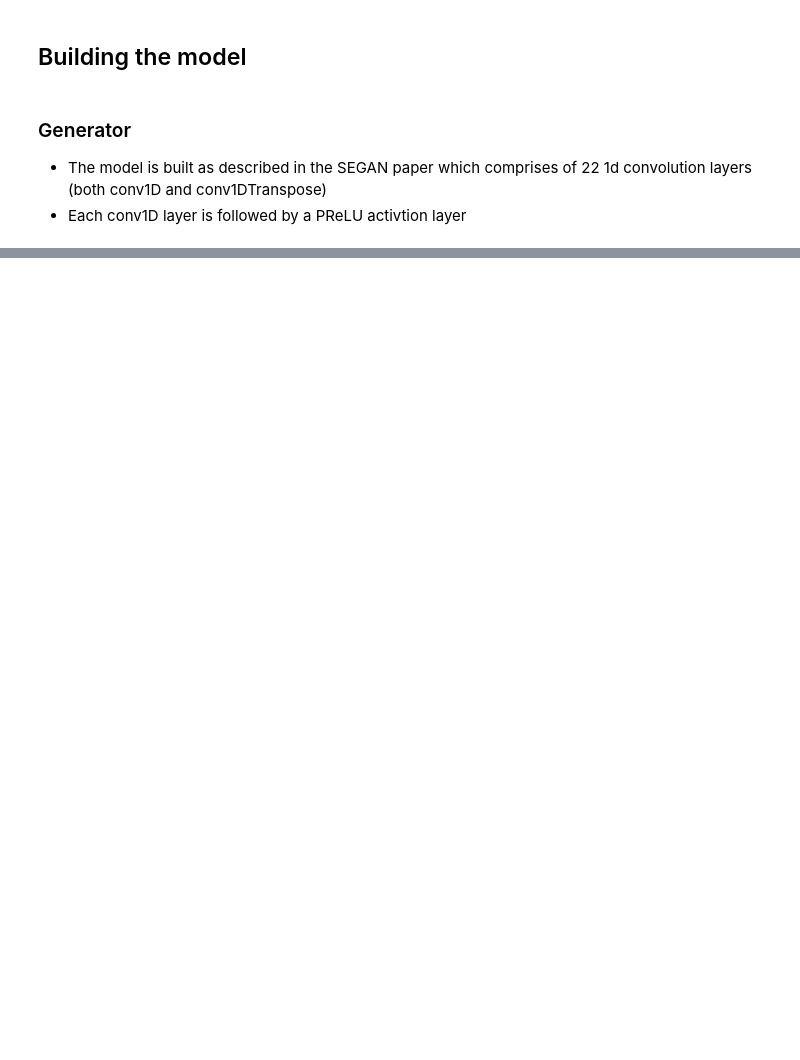
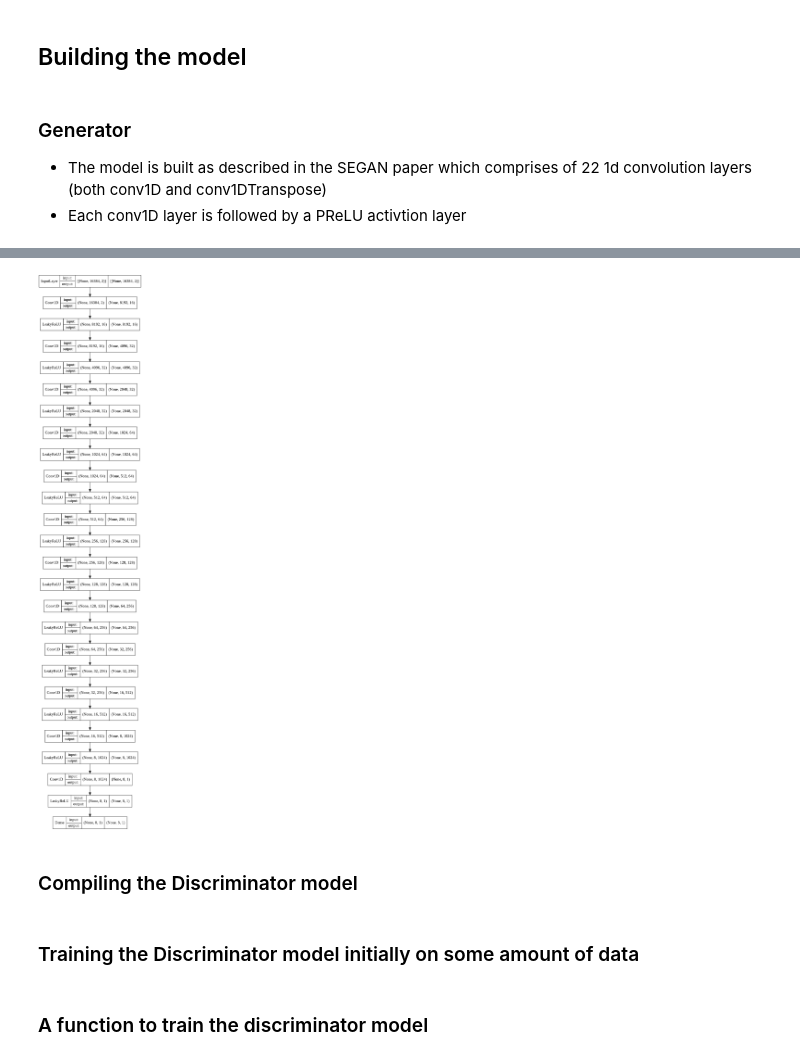
Before and after one commit to gudurumanoj/SoC2022, a Jupyter notebook: SEGAN/Segan.ipynb, the cells around one changed output, grey strips where cells are left out. Cells and saved outputs as stored; diff of their text form; code cells hidden in the pictures; blank space fills up the shorter version.

Commit message:
built the individual models

```diff
--- a/SEGAN/Segan.ipynb
+++ b/SEGAN/Segan.ipynb
@@ -108,0 +320,6 @@ tf.keras.utils.plot_model(generatormodel,show_shapes=True,show_layer_names=False
+# %%
+tf.keras.utils.plot_model(discriminatormodel,show_shapes=True,show_layer_names=False)
+# %% [output]
+[figure, added]
+# %% [markdown]
+### Compiling the Discriminator model
@@ -108,0 +328,2 @@ tf.keras.utils.plot_model(generatormodel,show_shapes=True,show_layer_names=False
+# %% [markdown]
+### Training the Discriminator model initially on some amount of data
@@ -108,0 +332,2 @@ tf.keras.utils.plot_model(generatormodel,show_shapes=True,show_layer_names=False
+# %% [markdown]
+### A function to train the discriminator model
```
Also changed, not shown: parts of 28 cells of this notebook.
